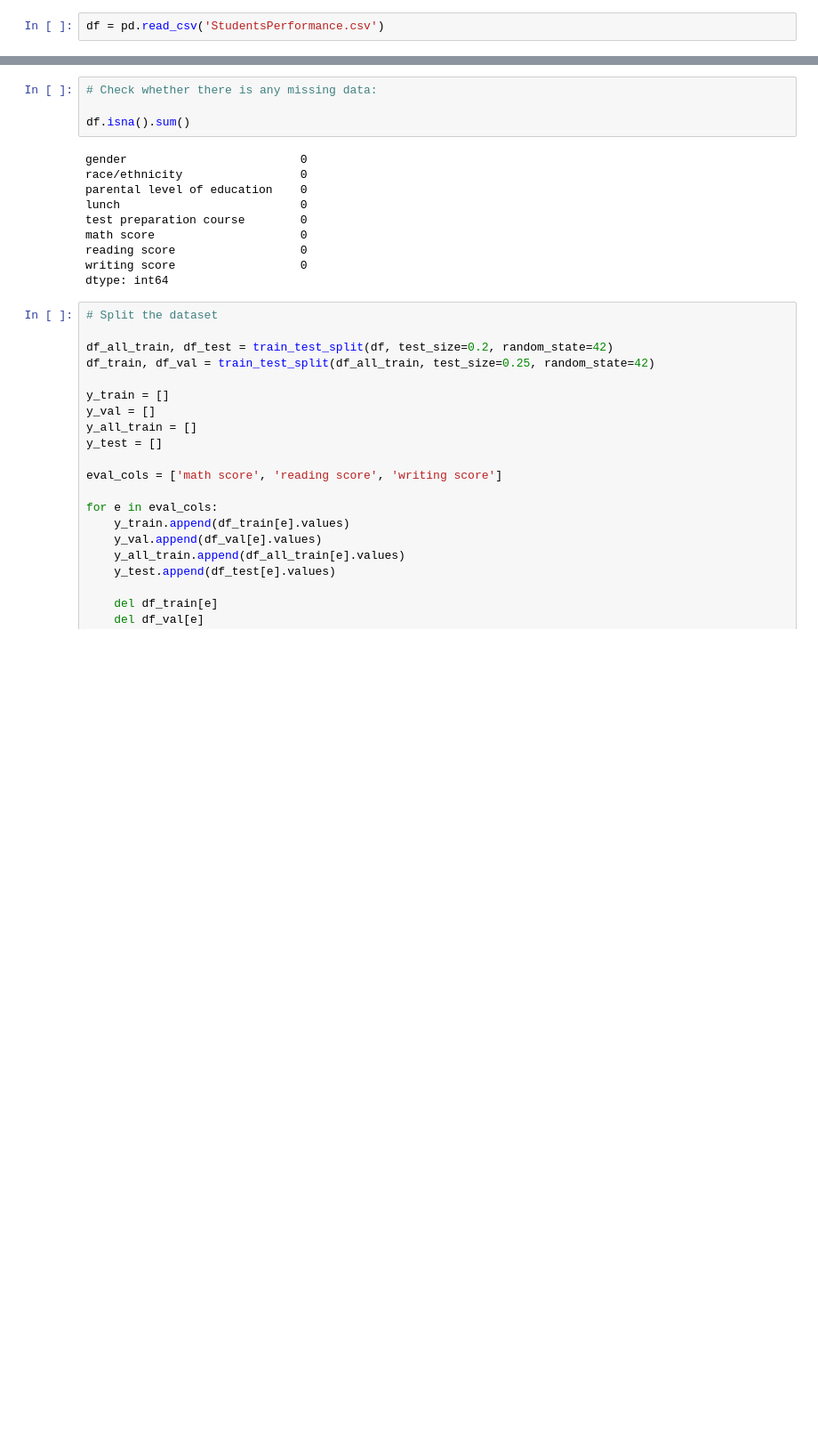
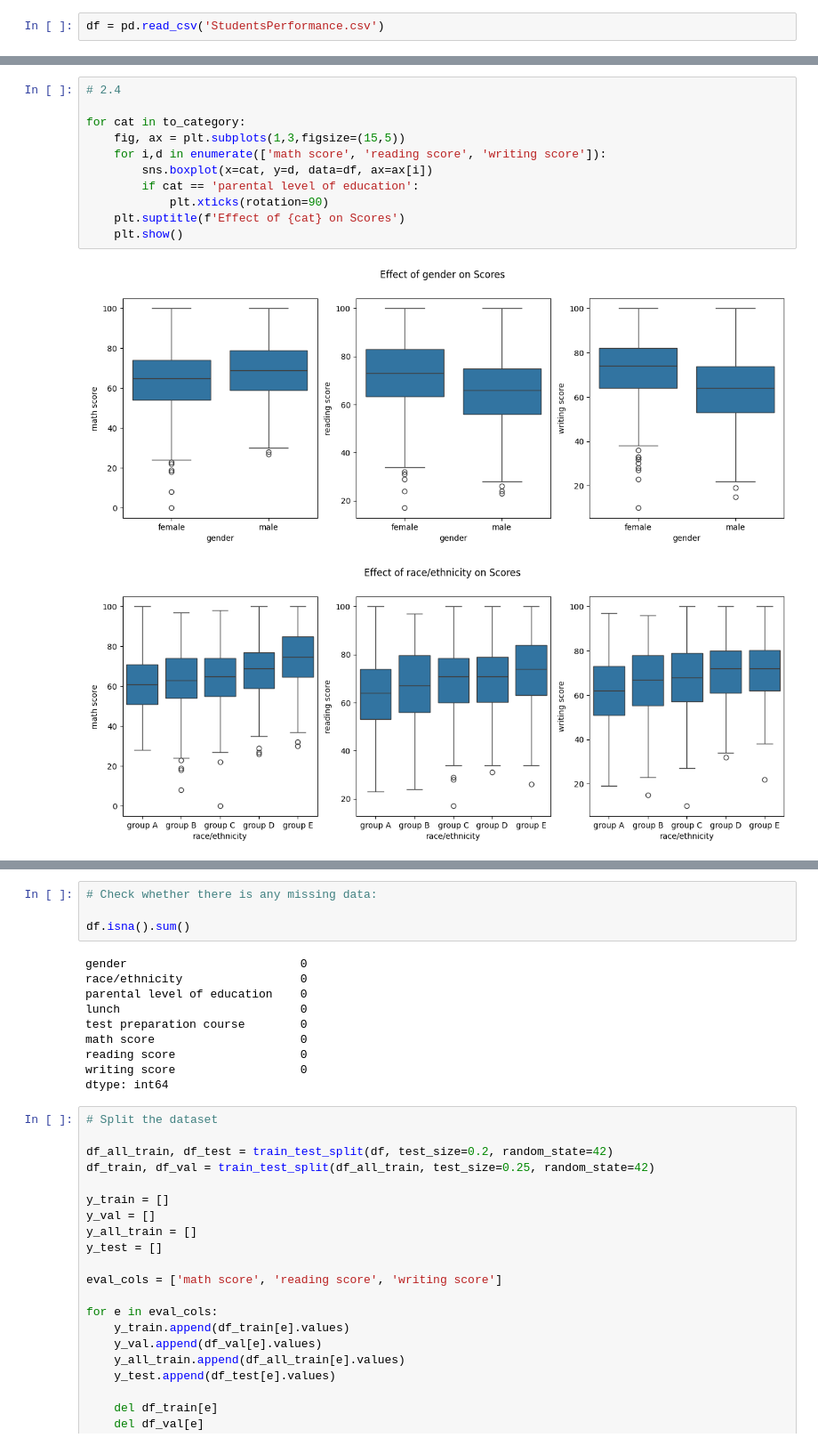
Before and after one commit to nebellleben/machine-learning-zoomcamp, a Jupyter notebook: midterm-project/notebook.ipynb, the cells around one changed output, grey strips where cells are left out. Shown: that part at 89% size. Drawn from its saved outputs; the diff is of its cells as text; blank space fills up the shorter version.

```diff
--- a/midterm-project/notebook.ipynb
+++ b/midterm-project/notebook.ipynb
@@ -47,0 +189,14 @@ print(df.head())
+# %%
+# 2.4
+
+for cat in to_category:
+    fig, ax = plt.subplots(1,3,figsize=(15,5))
+    for i,d in enumerate(['math score', 'reading score', 'writing score']):
+        sns.boxplot(x=cat, y=d, data=df, ax=ax[i])
+        if cat == 'parental level of education':
+            plt.xticks(rotation=90)
+    plt.suptitle(f'Effect of {cat} on Scores')
+    plt.show()
+# %% [output]
+[figure, added]
+[figure, added]
```
Also changed, not shown: parts of 16 cells of this notebook.
